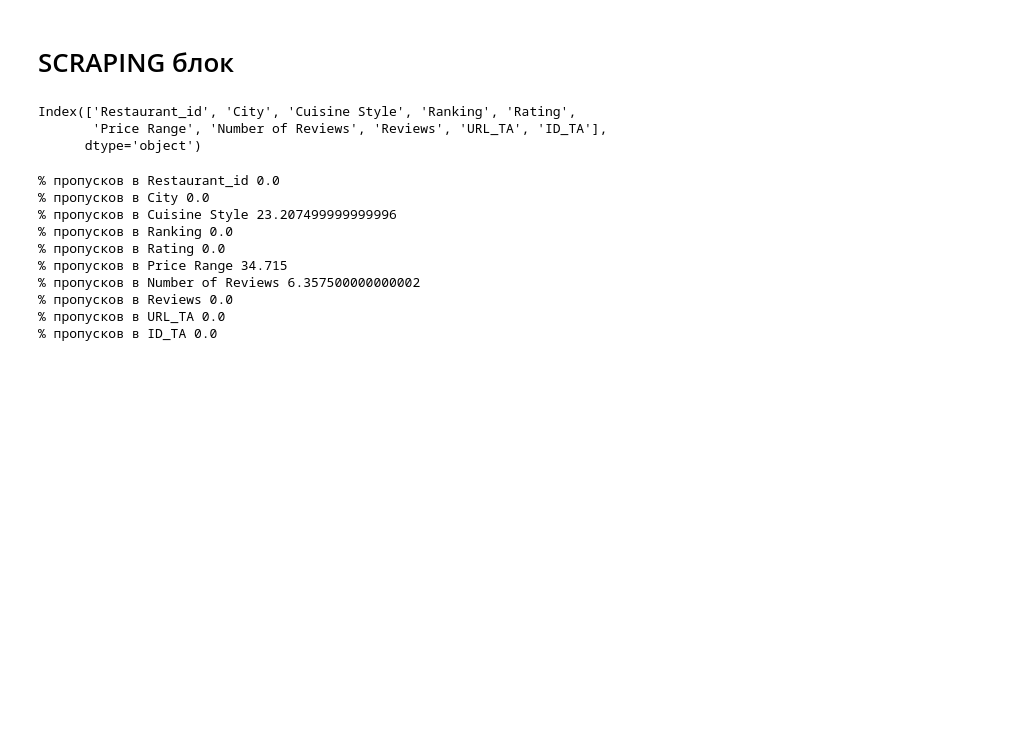
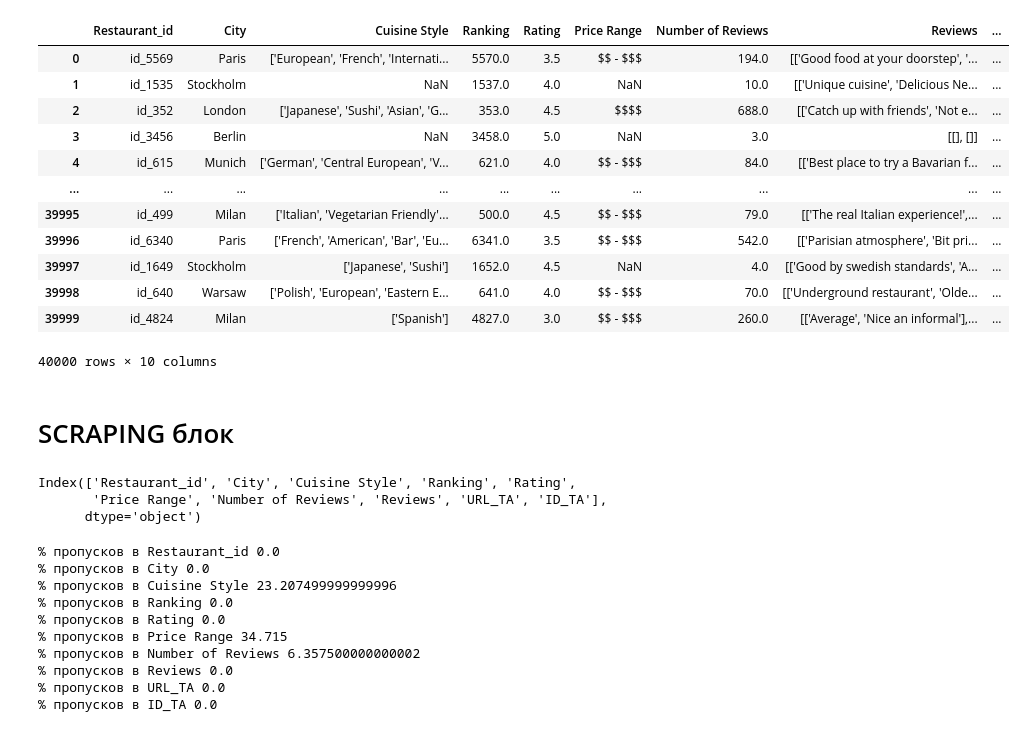
Before and after one commit to maximka1980/SF_DSPRO, a Jupyter notebook: module_3/proect31.ipynb, the cells around one changed output. Drawn from its saved outputs; the diff is of its cells as text; code cells hidden in the pictures; blank space fills up the shorter version.

```diff
--- a/module_3/proect31.ipynb
+++ b/module_3/proect31.ipynb
@@ -1,12 +1,27 @@
 # %%
 #Module3 - Unit3 - Project3 - 'О Вкусной и здоровой пищще'
 
 import pandas as pd
 import re
 import numpy as np
 import datetime as dt
 #импортировали исходные данные
-df = pd.read_csv('main_task_new.csv')
+df = pd.read_csv('main_task.csv')
+df
+# %% [output]
+|  | Restaurant_id | City | Cuisine Style | Ranking | Rating | Price Range | Number of Reviews | Reviews | ... |
+| 0 | id_5569 | Paris | ['European', 'French', 'Internati... | 5570.0 | 3.5 | $$ - $$$ | 194.0 | [['Good food at your doorstep', '... | ... |
+| 1 | id_1535 | Stockholm | NaN | 1537.0 | 4.0 | NaN | 10.0 | [['Unique cuisine', 'Delicious Ne... | ... |
+| 2 | id_352 | London | ['Japanese', 'Sushi', 'Asian', 'G... | 353.0 | 4.5 | $$$$ | 688.0 | [['Catch up with friends', 'Not e... | ... |
+| 3 | id_3456 | Berlin | NaN | 3458.0 | 5.0 | NaN | 3.0 | [[], []] | ... |
+| 4 | id_615 | Munich | ['German', 'Central European', 'V... | 621.0 | 4.0 | $$ - $$$ | 84.0 | [['Best place to try a Bavarian f... | ... |
+| ... | ... | ... | ... | ... | ... | ... | ... | ... | ... |
+| 39995 | id_499 | Milan | ['Italian', 'Vegetarian Friendly'... | 500.0 | 4.5 | $$ - $$$ | 79.0 | [['The real Italian experience!',... | ... |
+| 39996 | id_6340 | Paris | ['French', 'American', 'Bar', 'Eu... | 6341.0 | 3.5 | $$ - $$$ | 542.0 | [['Parisian atmosphere', 'Bit pri... | ... |
+| 39997 | id_1649 | Stockholm | ['Japanese', 'Sushi'] | 1652.0 | 4.5 | NaN | 4.0 | [['Good by swedish standards', 'A... | ... |
+| 39998 | id_640 | Warsaw | ['Polish', 'European', 'Eastern E... | 641.0 | 4.0 | $$ - $$$ | 70.0 | [['Underground restaurant', 'Olde... | ... |
+| 39999 | id_4824 | Milan | ['Spanish'] | 4827.0 | 3.0 | $$ - $$$ | 260.0 | [['Average', 'Nice an informal'],... | ... |
+40000 rows × 10 columns
 # %%
 #функции обработки
 
```
Also changed, not shown: 1 other file.
